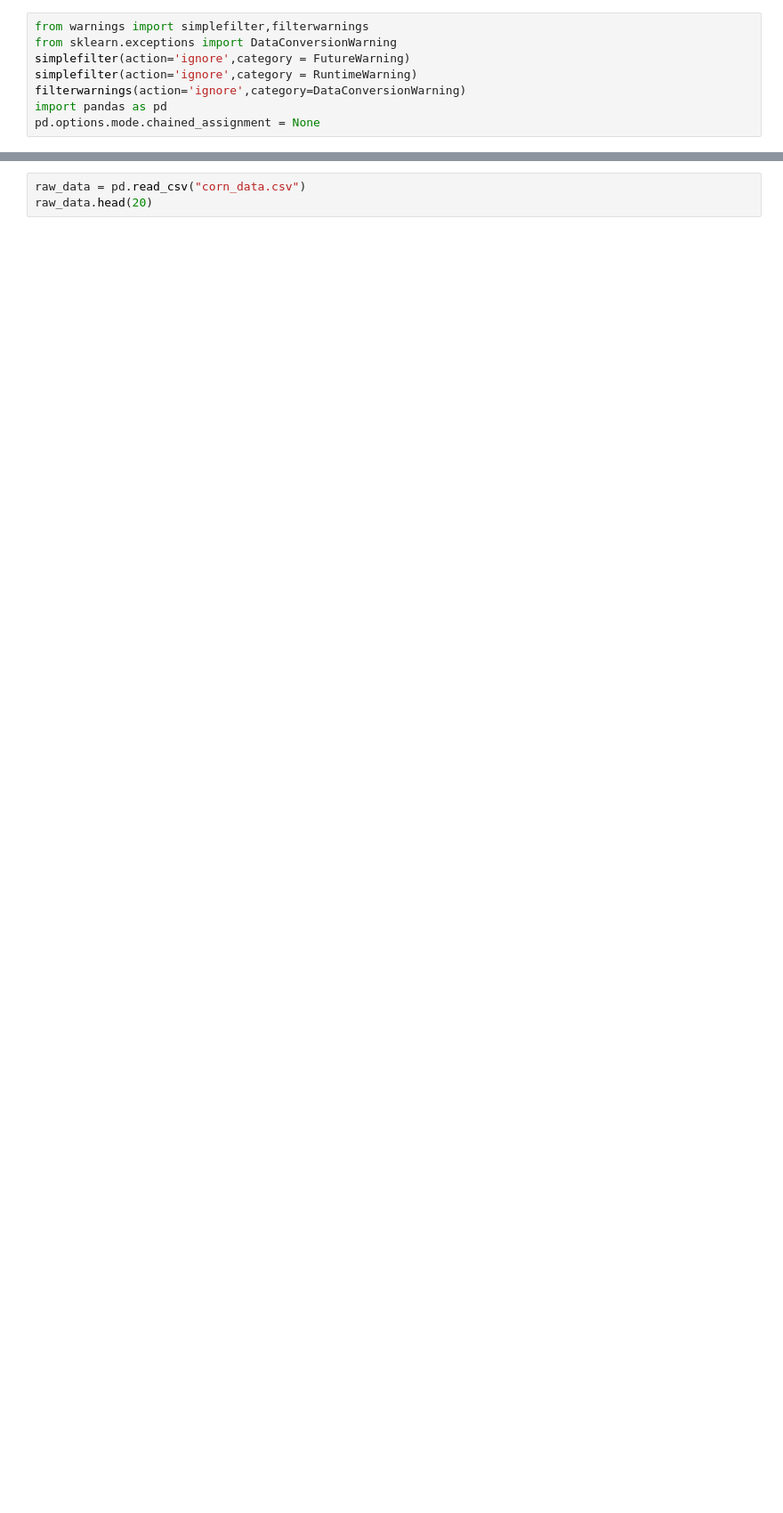
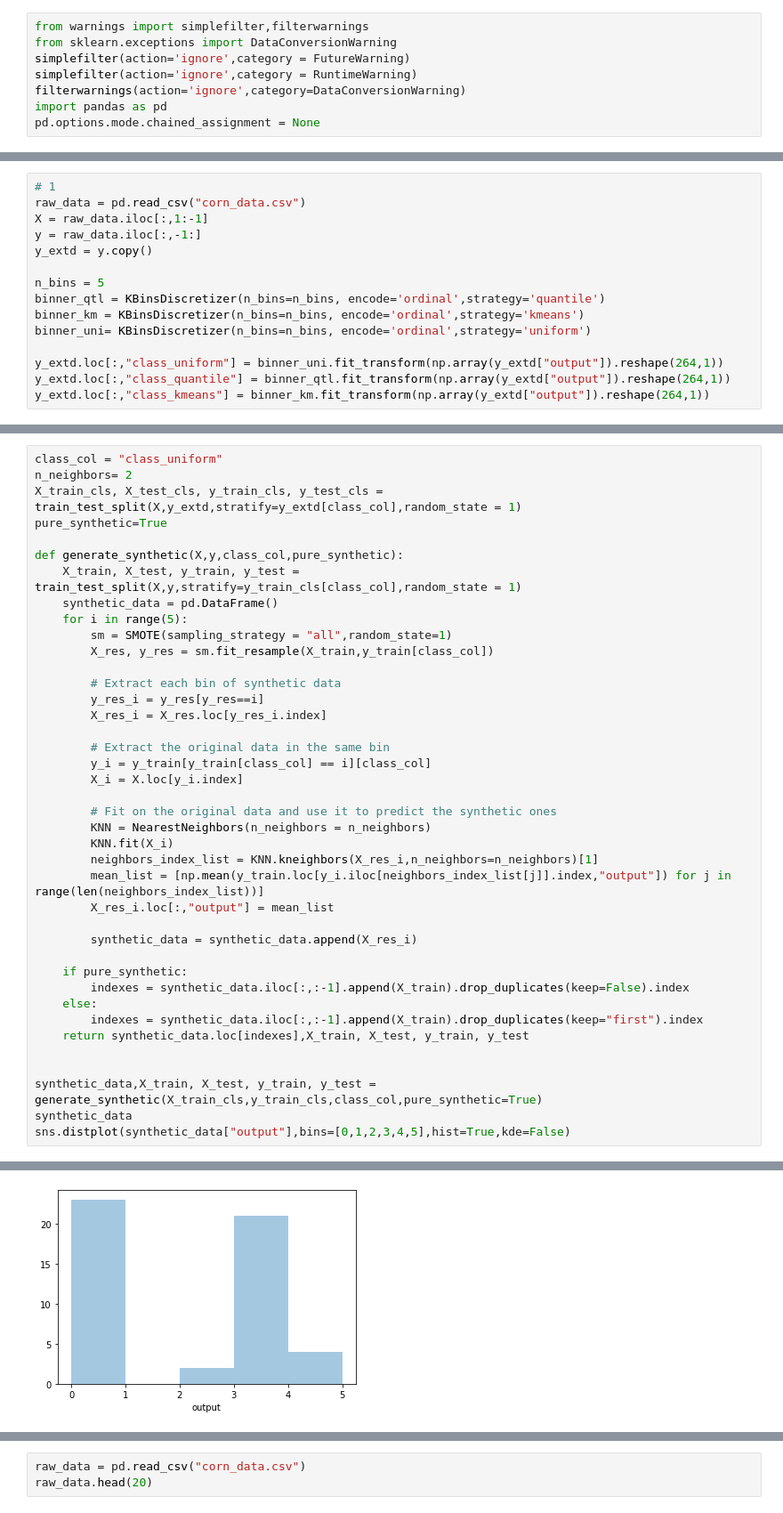
Before and after one commit to duythongvt1/URA-Projects, a Jupyter notebook: CornData/Demo.ipynb, the cells around one changed output, grey strips where cells are left out. Shown at 89% size. Cells and saved outputs as stored; diff of their text form; blank space fills up the shorter version.

```diff
--- a/CornData/Demo.ipynb
+++ b/CornData/Demo.ipynb
@@ -40,0 +47,15 @@ pd.options.mode.chained_assignment = None
+# %%
+# 1
+raw_data = pd.read_csv("corn_data.csv")
+X = raw_data.iloc[:,1:-1]
+y = raw_data.iloc[:,-1:]
+y_extd = y.copy()
+
+n_bins = 5
+binner_qtl = KBinsDiscretizer(n_bins=n_bins, encode='ordinal',strategy='quantile')
+binner_km = KBinsDiscretizer(n_bins=n_bins, encode='ordinal',strategy='kmeans')
+binner_uni= KBinsDiscretizer(n_bins=n_bins, encode='ordinal',strategy='uniform')
+
+y_extd.loc[:,"class_uniform"] = binner_uni.fit_transform(np.array(y_extd["output"]).reshape(264,1))
+y_extd.loc[:,"class_quantile"] = binner_qtl.fit_transform(np.array(y_extd["output"]).reshape(264,1))
+y_extd.loc[:,"class_kmeans"] = binner_km.fit_transform(np.array(y_extd["output"]).reshape(264,1))
@@ -40,0 +128,41 @@ pd.options.mode.chained_assignment = None
+# %%
+class_col = "class_uniform"
+n_neighbors= 2
+X_train_cls, X_test_cls, y_train_cls, y_test_cls = train_test_split(X,y_extd,stratify=y_extd[class_col],random_state = 1)
+pure_synthetic=True
+
+def generate_synthetic(X,y,class_col,pure_synthetic):
+    X_train, X_test, y_train, y_test = train_test_split(X,y,stratify=y_train_cls[class_col],random_state = 1)
+    synthetic_data = pd.DataFrame()
+    for i in range(5):
+        sm = SMOTE(sampling_strategy = "all",random_state=1)
+        X_res, y_res = sm.fit_resample(X_train,y_train[class_col])
+
+        # Extract each bin of synthetic data
+        y_res_i = y_res[y_res==i]
+        X_res_i = X_res.loc[y_res_i.index]
+
+        # Extract the original data in the same bin
+        y_i = y_train[y_train[class_col] == i][class_col]
+        X_i = X.loc[y_i.index]
+
+        # Fit on the original data and use it to predict the synthetic ones
+        KNN = NearestNeighbors(n_neighbors = n_neighbors)
+        KNN.fit(X_i)
+        neighbors_index_list = KNN.kneighbors(X_res_i,n_neighbors=n_neighbors)[1]
+        mean_list = [np.mean(y_train.loc[y_i.iloc[neighbors_index_list[j]].index,"output"]) for j in range(len(neighbors_index_list))]
+        X_res_i.loc[:,"output"] = mean_list
+
+        synthetic_data = synthetic_data.append(X_res_i)
+
+    if pure_synthetic:
+        indexes = synthetic_data.iloc[:,:-1].append(X_train).drop_duplicates(keep=False).index
+    else:
+        indexes = synthetic_data.iloc[:,:-1].append(X_train).drop_duplicates(keep="first").index
+    return synthetic_data.loc[indexes],X_train, X_test, y_train, y_test
+
+
+synthetic_data,X_train, X_test, y_train, y_test = generate_synthetic(X_train_cls,y_train_cls,class_col,pure_synthetic=True)
+synthetic_data
+sns.distplot(synthetic_data["output"],bins=[0,1,2,3,4,5],hist=True,kde=False)
+# %% [output]
@@ -40,0 +170 @@ pd.options.mode.chained_assignment = None
+[figure, added]
```
Also changed, not shown: parts of 22 cells of this notebook.
